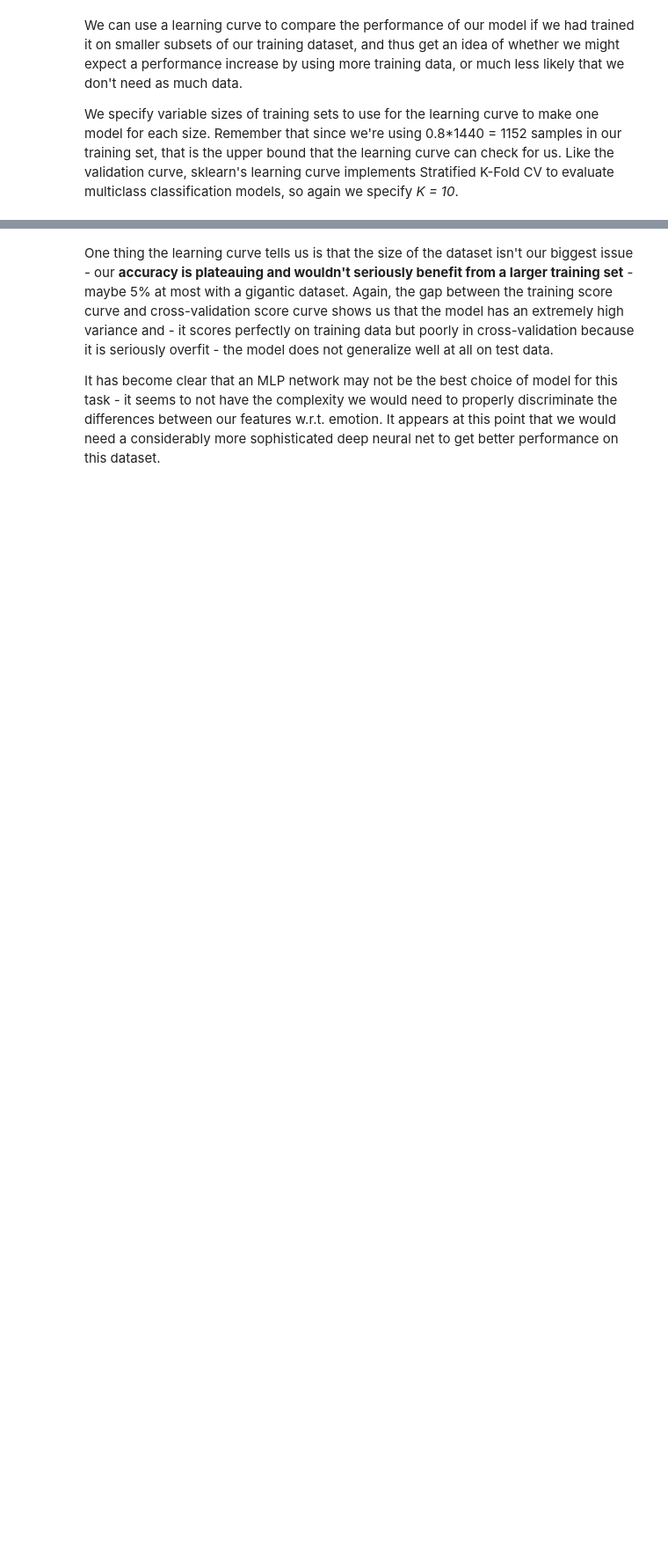
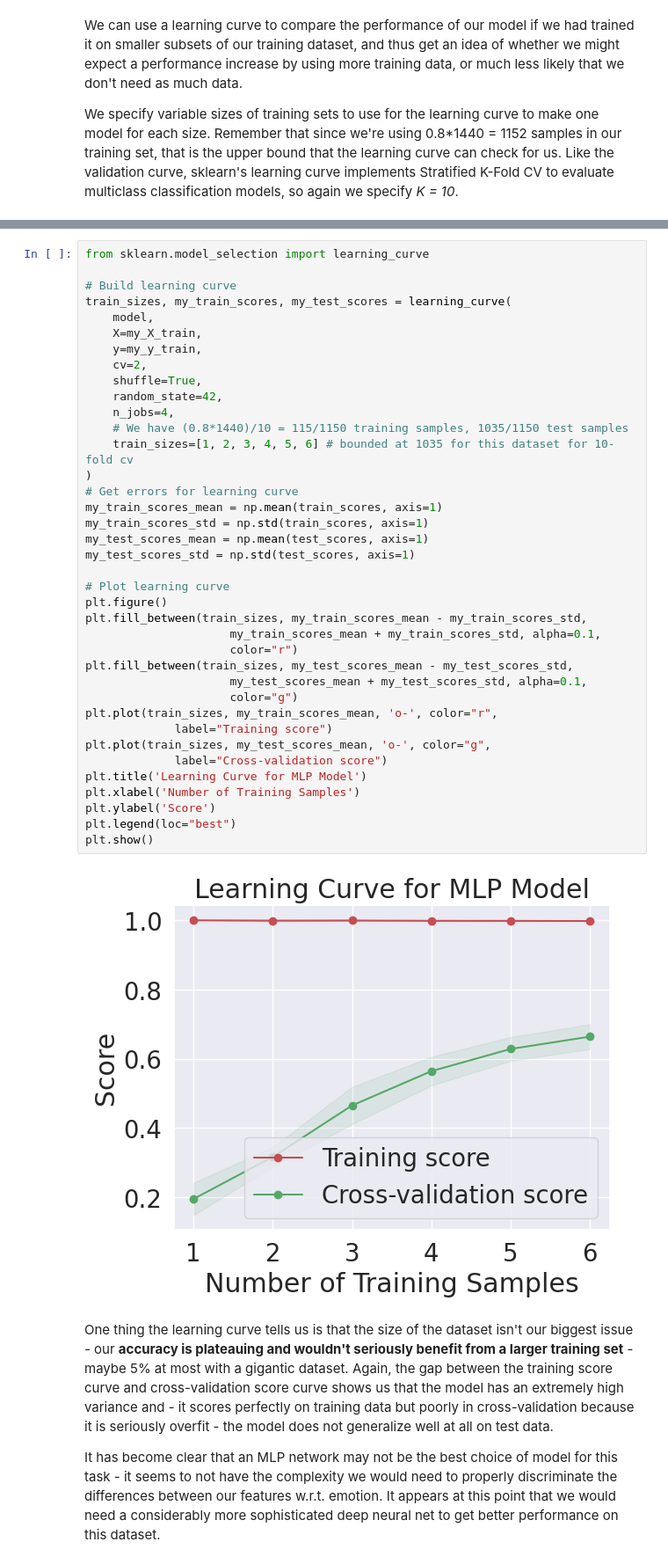
Before and after one commit to Yayu11/Week4-NeuralNetworks, a Jupyter notebook: Week4__Neural_Networks.ipynb, the cells around one changed output, grey strips where cells are left out. Shown at 88% size. Saved outputs shown, nothing was run; the diff lists cells and outputs as text; blank space fills up the shorter version.

```diff
--- a/Week4__Neural_Networks.ipynb
+++ b/Week4__Neural_Networks.ipynb
@@ -1038,3 +1196,43 @@ plt.show()
+# %%
+from sklearn.model_selection import learning_curve
+
+# Build learning curve
+train_sizes, my_train_scores, my_test_scores = learning_curve(
+    model,
+    X=my_X_train,
+    y=my_y_train,
+    cv=2,
+    shuffle=True,
+    random_state=42,
+    n_jobs=4,
+    # We have (0.8*1440)/10 = 115/1150 training samples, 1035/1150 test samples
+    train_sizes=[1, 2, 3, 4, 5, 6] # bounded at 1035 for this dataset for 10-fold cv
+)
+# Get errors for learning curve
+my_train_scores_mean = np.mean(train_scores, axis=1)
+my_train_scores_std = np.std(train_scores, axis=1)
+my_test_scores_mean = np.mean(test_scores, axis=1)
+my_test_scores_std = np.std(test_scores, axis=1)
+
+# Plot learning curve
+plt.figure()
+plt.fill_between(train_sizes, my_train_scores_mean - my_train_scores_std,
+                     my_train_scores_mean + my_train_scores_std, alpha=0.1,
+                     color="r")
+plt.fill_between(train_sizes, my_test_scores_mean - my_test_scores_std,
+                     my_test_scores_mean + my_test_scores_std, alpha=0.1,
+                     color="g")
+plt.plot(train_sizes, my_train_scores_mean, 'o-', color="r",
+             label="Training score")
+plt.plot(train_sizes, my_test_scores_mean, 'o-', color="g",
+             label="Cross-validation score")
+plt.title('Learning Curve for MLP Model')
+plt.xlabel('Number of Training Samples')
+plt.ylabel('Score')
+plt.legend(loc="best")
+plt.show()
+# %% [output]
+[figure, added]
 # %% [markdown]
 One thing the learning curve tells us is that the size of the dataset isn't our biggest issue - our **accuracy is plateauing and wouldn't seriously benefit from a larger training set** - maybe 5% at most with a gigantic dataset. Again, the gap between the training score curve and cross-validation score curve shows us that the model has an extremely high variance and - it scores perfectly on training data but poorly in cross-validation because it is seriously overfit - the model does not generalize well at all on test data.
 
```
Also changed, not shown: parts of 16 cells of this notebook.
